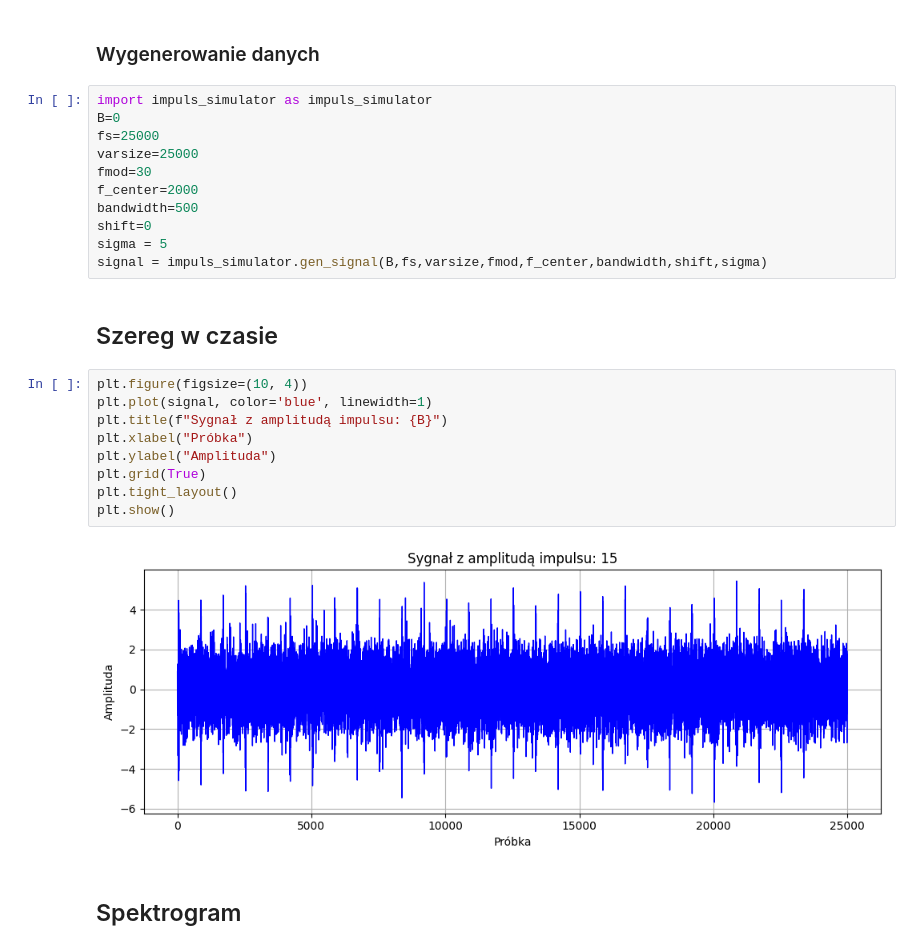
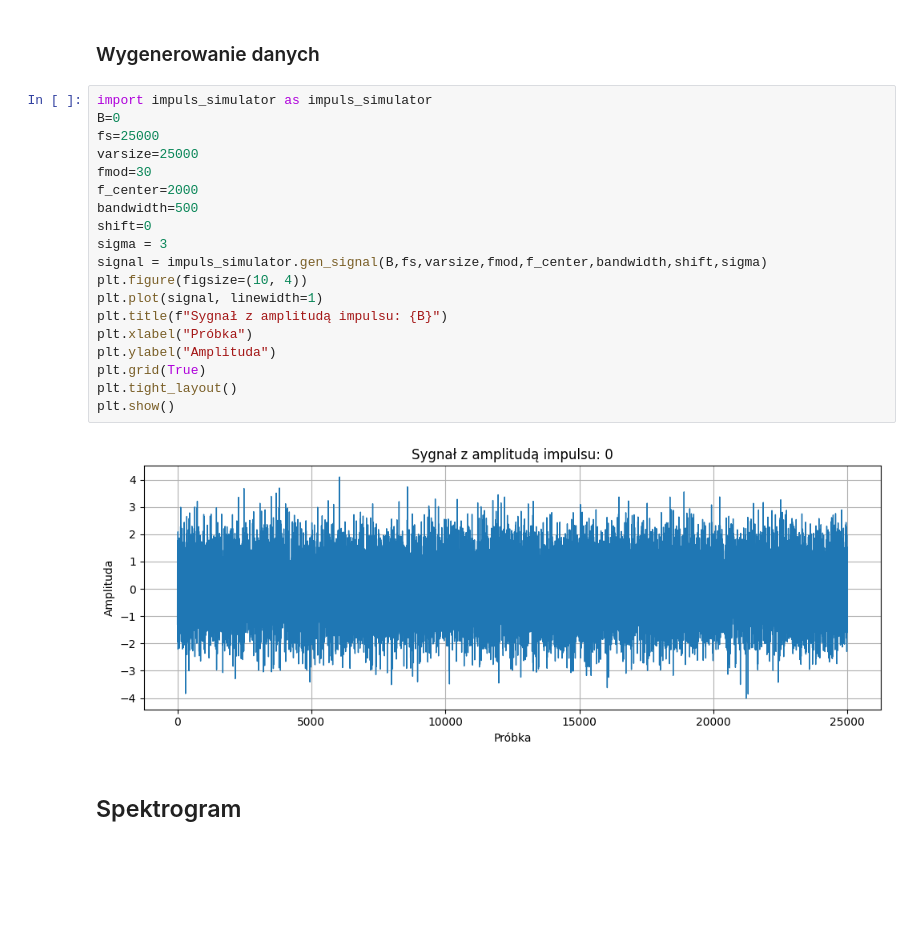
Before and after one commit to MD275996/System-to-identify-anomalies-in-vibration-signals-for-local-damage-detection-in-machines, a Jupyter notebook: main.ipynb, the cells around one changed output. Cells and saved outputs as stored; diff of their text form; blank space fills up the shorter version.

```diff
--- a/main.ipynb
+++ b/main.ipynb
@@ -13,26 +30,23 @@ signal = np.loadtxt("assets/signal.csv")
 # %%
 import impuls_simulator as impuls_simulator
 B=0
 fs=25000
 varsize=25000
 fmod=30
 f_center=2000
 bandwidth=500
 shift=0
-sigma = 5
+sigma = 3
 signal = impuls_simulator.gen_signal(B,fs,varsize,fmod,f_center,bandwidth,shift,sigma)
+plt.figure(figsize=(10, 4))
+plt.plot(signal, linewidth=1)
+plt.title(f"Sygnał z amplitudą impulsu: {B}")
+plt.xlabel("Próbka")
+plt.ylabel("Amplituda")
+plt.grid(True)
+plt.tight_layout()
+plt.show()
+# %% [output]
+[figure, added]
-# %% [markdown]
-## Szereg w czasie
-# %%
-plt.figure(figsize=(10, 4))
-plt.plot(signal, color='blue', linewidth=1)
-plt.title(f"Sygnał z amplitudą impulsu: {B}")
-plt.xlabel("Próbka")
-plt.ylabel("Amplituda")
-plt.grid(True)
-plt.tight_layout()
-plt.show()
-# %% [output]
-[figure, removed]
 # %% [markdown]
 ## Spektrogram
```
Also changed, not shown: parts of 30 cells of this notebook.
